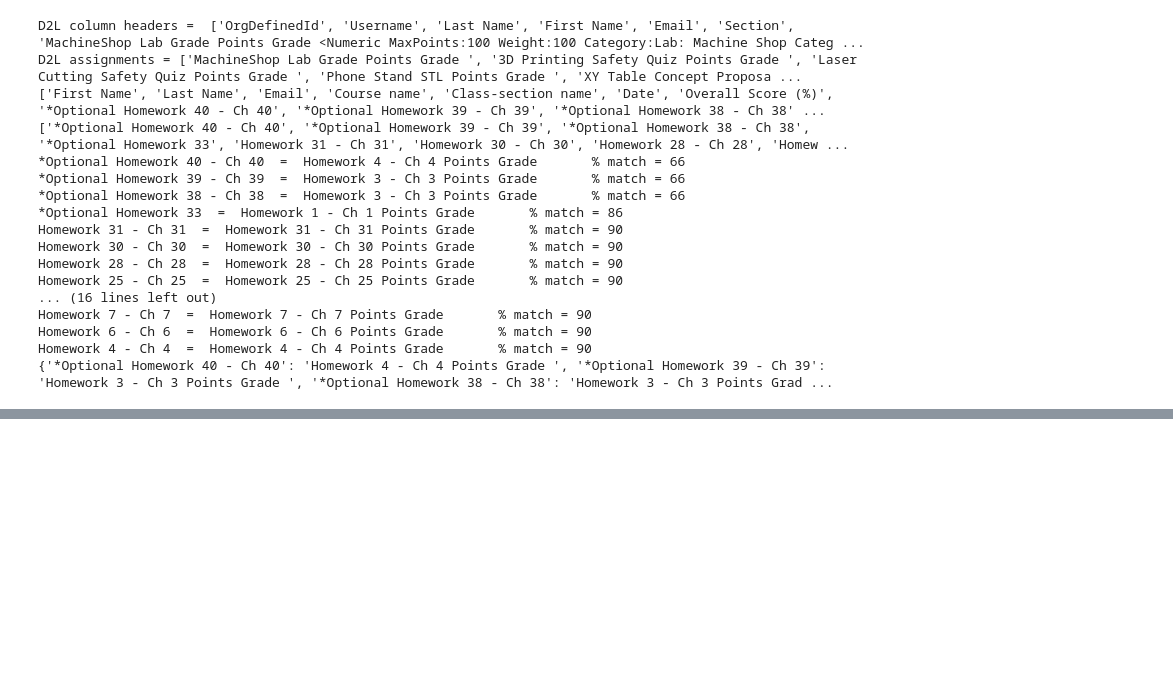
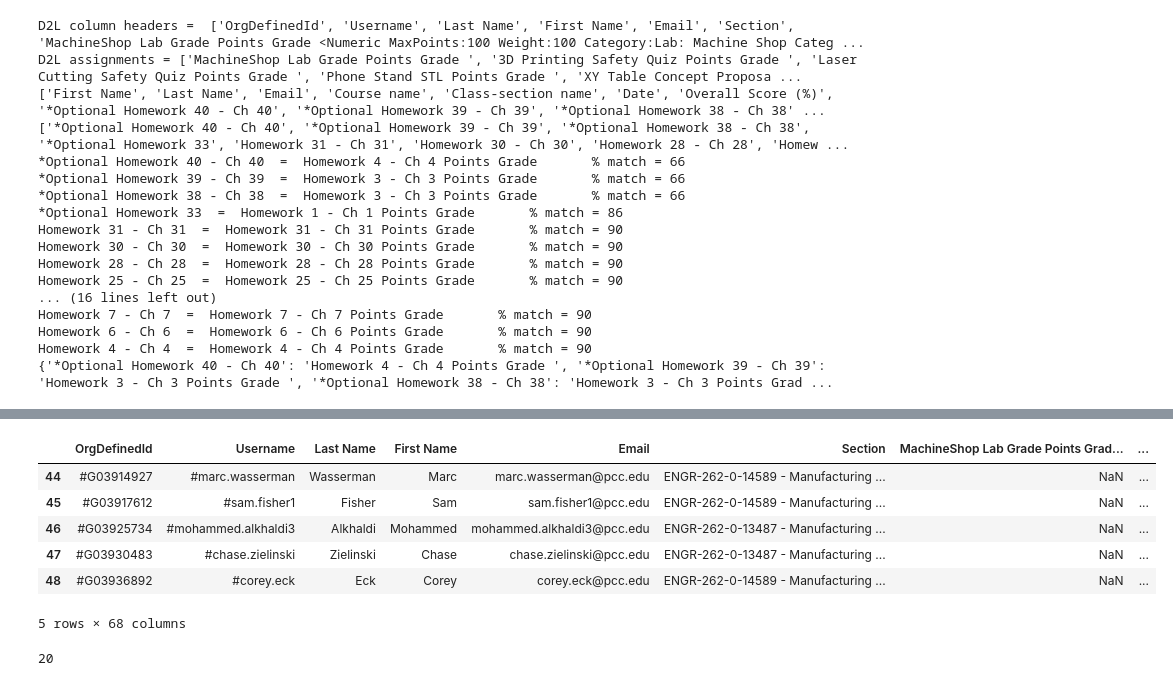
Before and after one commit to ProfessorKazarinoff/gradeconversion, a Jupyter notebook: grade_conversion_notebook.ipynb, the cells around one changed output, grey strips where cells are left out. Cells and saved outputs as stored; diff of their text form; code cells hidden in the pictures; blank space fills up the shorter version.

```diff
--- a/grade_conversion_notebook.ipynb
+++ b/grade_conversion_notebook.ipynb
@@ -119,0 +315,14 @@ Homework 4 - Ch 4  =  Homework 4 - Ch 4 Points Grade       % match = 90
+# %%
+df.tail()
+# %% [output]
+|  | OrgDefinedId | Username | Last Name | First Name | Email | Section | MachineShop Lab Grade Points Grad... | ... |
+| 44 | #G03914927 | #marc.wasserman | Wasserman | Marc | marc.wasserman@pcc.edu | ENGR-262-0-14589 - Manufacturing ... | NaN | ... |
+| 45 | #G03917612 | #sam.fisher1 | Fisher | Sam | sam.fisher1@pcc.edu | ENGR-262-0-14589 - Manufacturing ... | NaN | ... |
+| 46 | #G03925734 | #mohammed.alkhaldi3 | Alkhaldi | Mohammed | mohammed.alkhaldi3@pcc.edu | ENGR-262-0-13487 - Manufacturing ... | NaN | ... |
+| 47 | #G03930483 | #chase.zielinski | Zielinski | Chase | chase.zielinski@pcc.edu | ENGR-262-0-13487 - Manufacturing ... | NaN | ... |
+| 48 | #G03936892 | #corey.eck | Eck | Corey | corey.eck@pcc.edu | ENGR-262-0-14589 - Manufacturing ... | NaN | ... |
+5 rows × 68 columns
+# %%
+pd.get_option("display.max_columns")
+# %% [output]
+20
```
Also changed, not shown: parts of 33 cells of this notebook, 3 other files.
